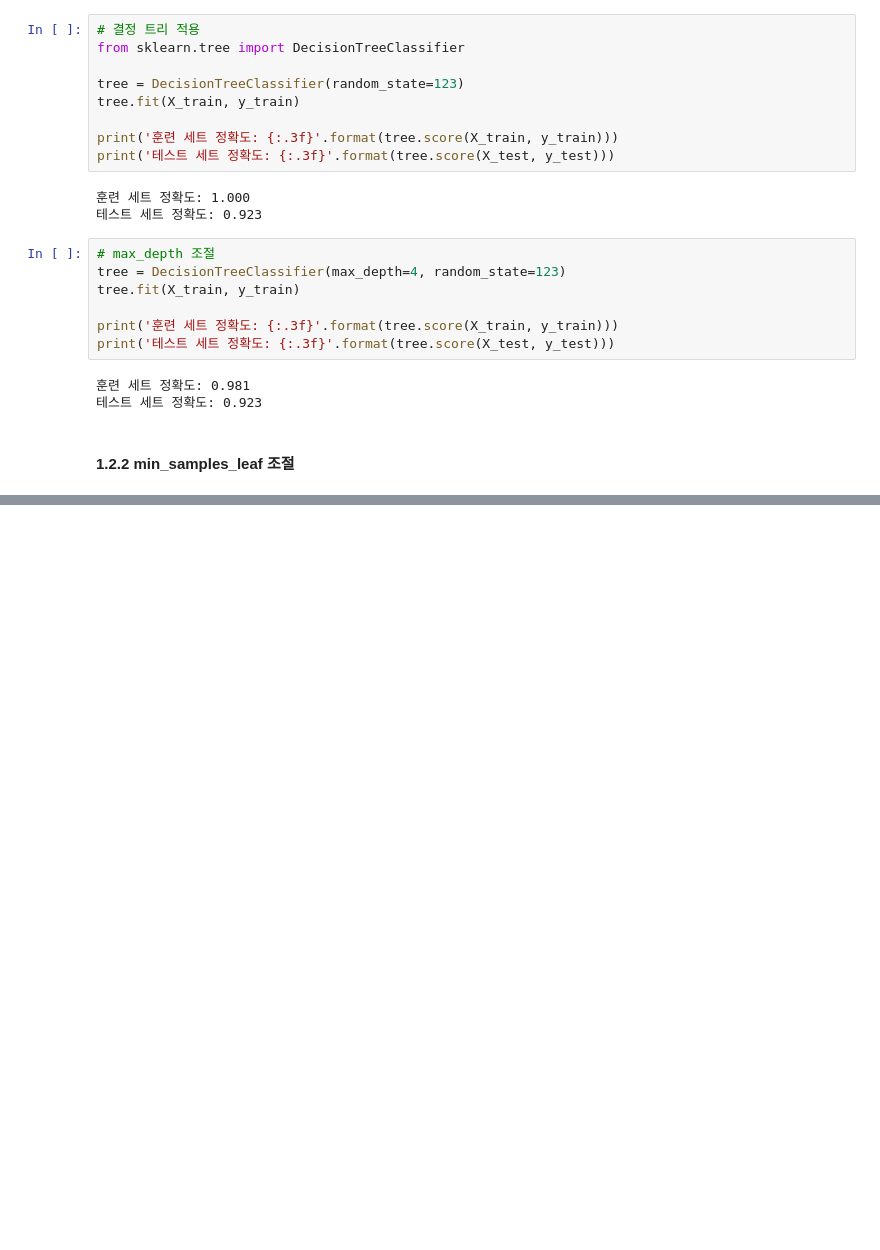
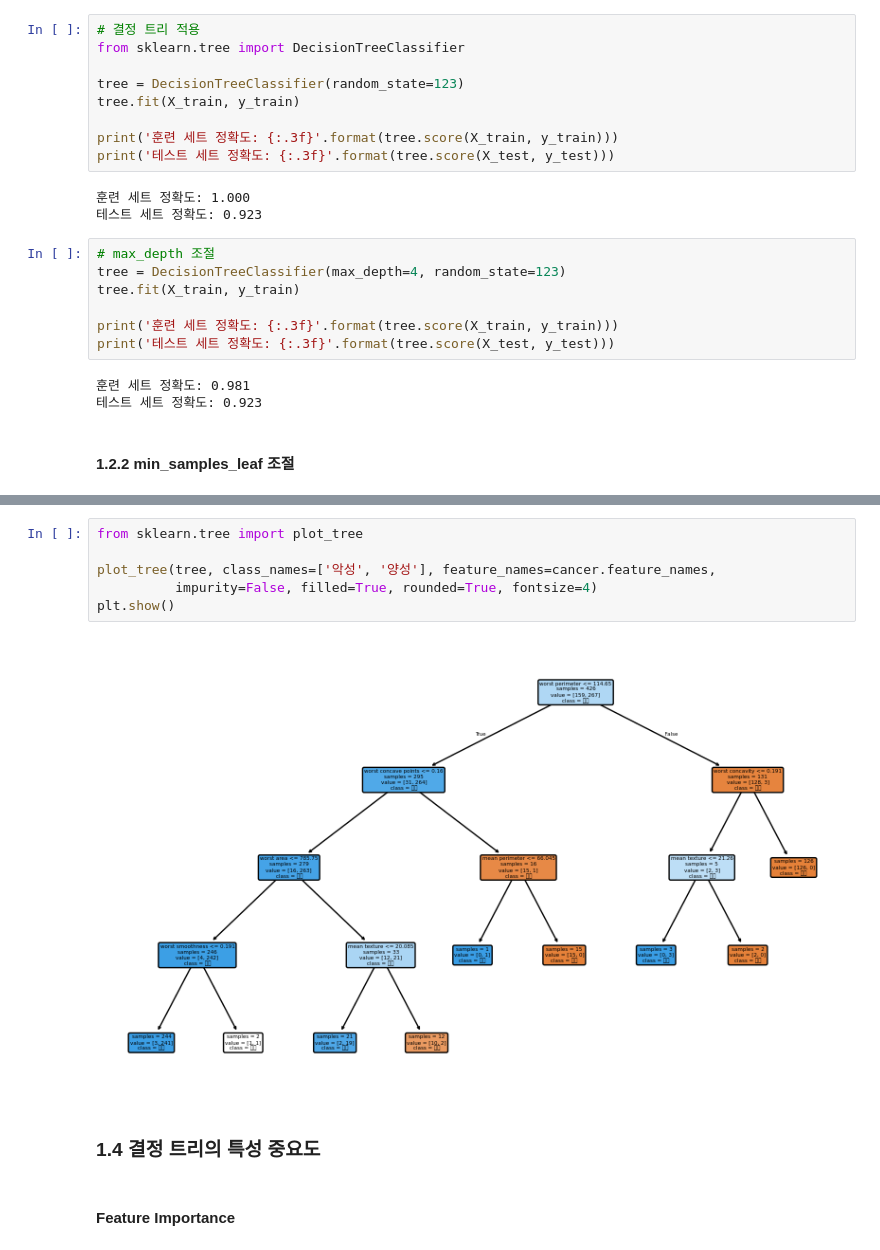
Before and after one commit to va4756/big_RaeJung, a Jupyter notebook: bigdata_RaeJung_03.ipynb, the cells around one changed output, grey strips where cells are left out. Saved outputs shown, nothing was run; the diff lists cells and outputs as text; blank space fills up the shorter version.

```diff
--- a/bigdata_RaeJung_03.ipynb
+++ b/bigdata_RaeJung_03.ipynb
@@ -115,0 +195,12 @@ print('테스트 세트 정확도: {:.3f}'.format(tree.score(X_test, y_test)))
+# %%
+from sklearn.tree import plot_tree
+
+plot_tree(tree, class_names=['악성', '양성'], feature_names=cancer.feature_names,
+          impurity=False, filled=True, rounded=True, fontsize=4)
+plt.show()
+# %% [output]
+[figure, added]
+# %% [markdown]
+### 1.4 결정 트리의 특성 중요도
+# %% [markdown]
+#### Feature Importance
```
Also changed, not shown: parts of 18 cells of this notebook.
